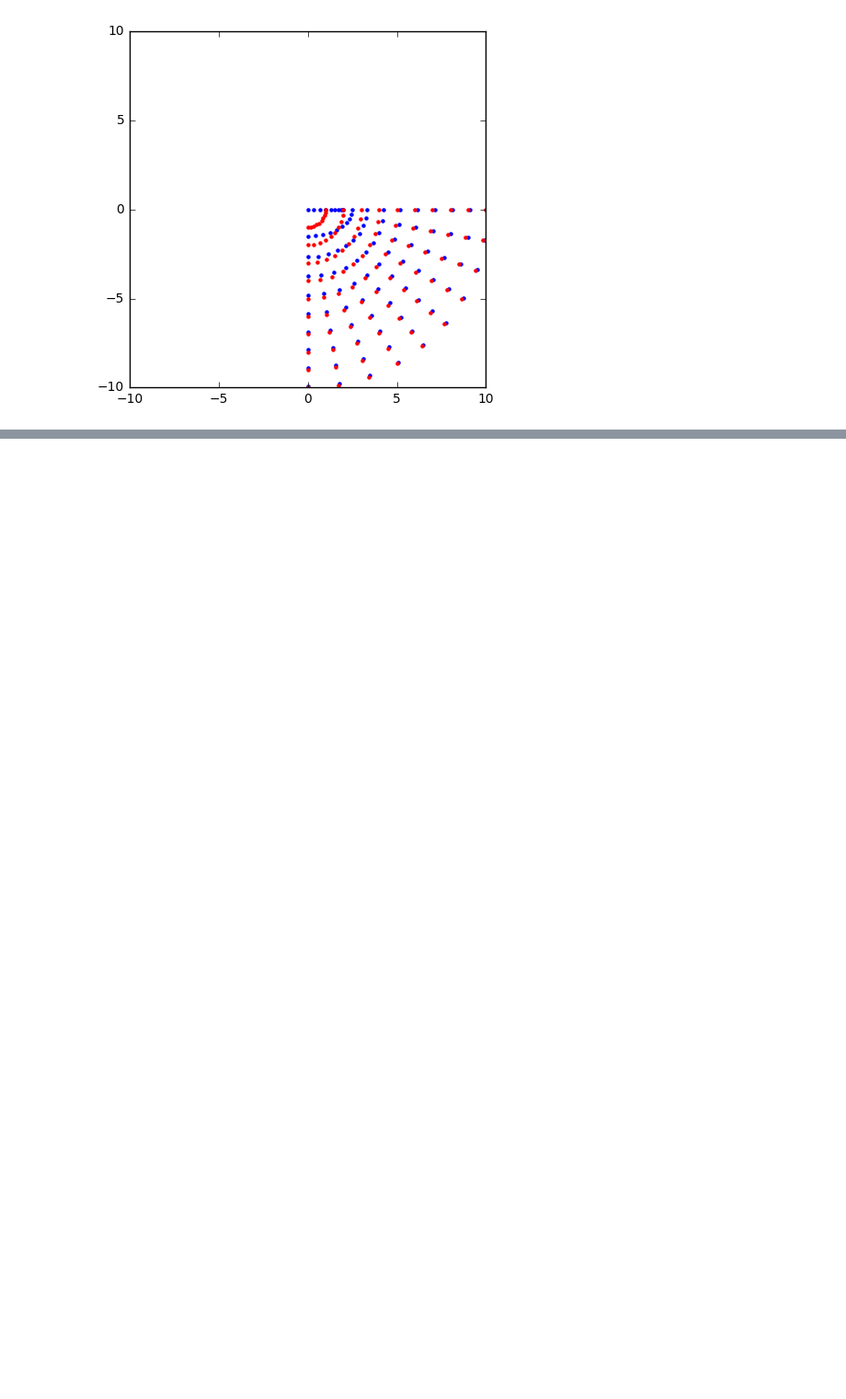
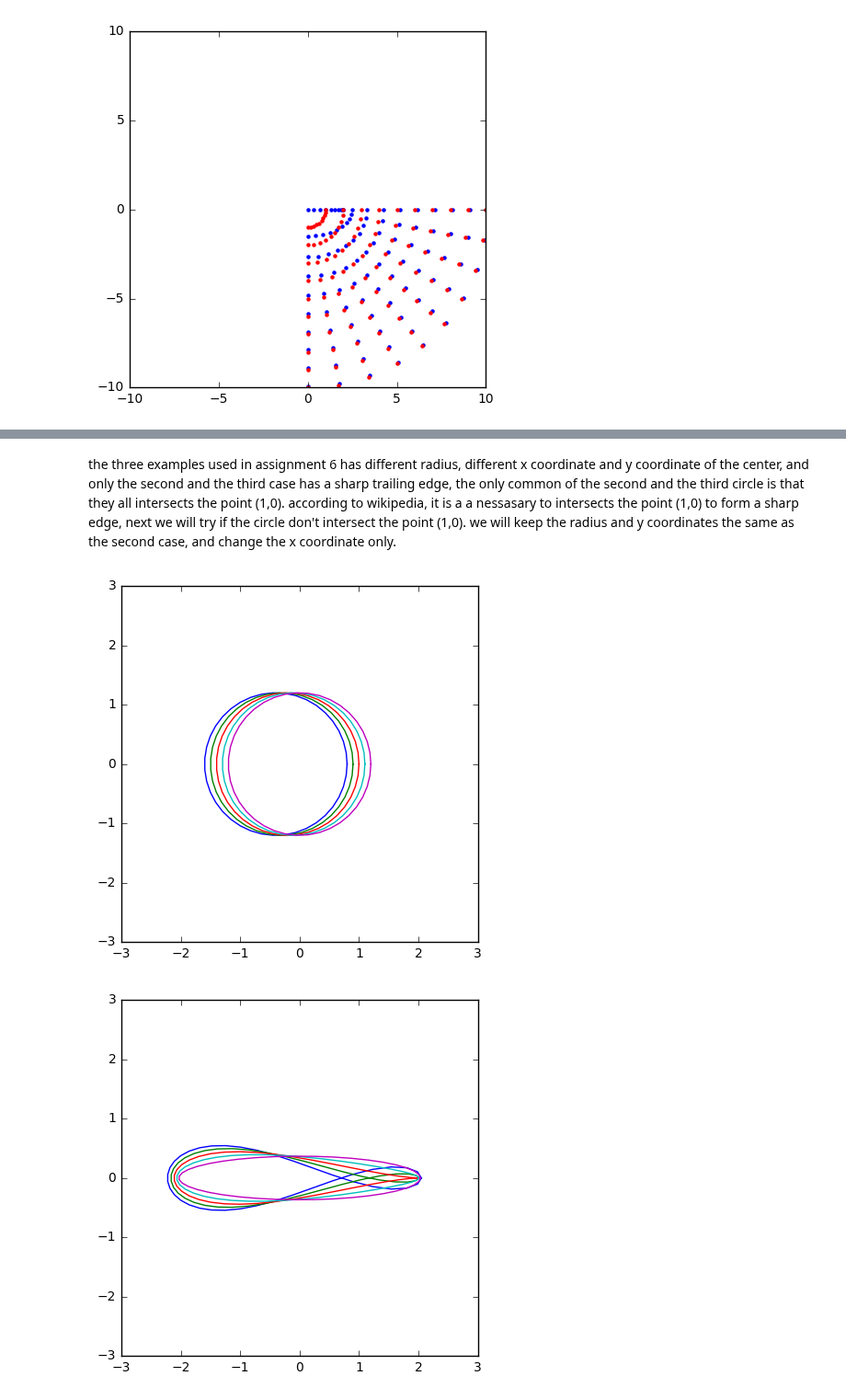
Before and after one commit to barbagroup/AeroPython-studentprojects2017, a Jupyter notebook: iamisrapel/Project_Joukowski_transformation.ipynb, the cells around one changed output, grey strips where cells are left out. Shown at 92% size. Cells and saved outputs as stored; diff of their text form; code cells hidden in the pictures; blank space fills up the shorter version.

```diff
--- a/iamisrapel/Project_Joukowski_transformation.ipynb
+++ b/iamisrapel/Project_Joukowski_transformation.ipynb
@@ -83,17 +83,3 @@ def generate_circle(x_c,y_c,r):
     x_circle=x_c+r*numpy.cos(theta)
     y_circle=y_c+r*numpy.sin(theta)
     return x_circle,y_circle
-# %%
-y_c=numpy.linspace(-3,3,11)
-x_c=numpy.zeros_like(y_c)
-
-x_coordinates=numpy.zeros([11,20])
-y_coordinates=numpy.zeros([11,20])
-for i in range(len(y_c)):
-    x_coordinates[i], y_coordinates[i]=generate_circle(x_c[i],y_c[i],1.5)
-# %%
-pyplot.figure(figsize=[5,5])
-pyplot.xlim(-5,5)
-pyplot.ylim(-5,5)
-for i in range(11):
-    pyplot.plot(x_coordinates[i],y_coordinates[i])
@@ -102,8 +85,0 @@ for i in range(11):
-# %%
-pyplot.figure(figsize=[5,5])
-for i in range(11):
-    z=x_coordinates[i]+1j*y_coordinates[i]
-    z_trans=j_trans(z,1)
-    pyplot.xlim(-5,5)
-    pyplot.ylim(-5,5)
-    pyplot.plot(z_trans.real,z_trans.imag)
@@ -111,0 +129,28 @@ for i in range(11):
+# %% [markdown]
+the three examples used in assignment 6 has different radius, different x coordinate and y coordinate of the center, and only the second and the third case has a sharp trailing edge, the only common of the second and the third circle is that they all intersects the point (1,0). according to wikipedia, it is a a nessasary to intersects the point (1,0) to form a sharp edge, next we will try if the circle don't intersect the point (1,0). we will keep the radius and y coordinates the same as the second case, and change the x coordinate only.
+# %%
+x_c=numpy.linspace(-0.4,0,5)
+y_c=numpy.zeros_like(x_c)
+
+x_coordinates=numpy.zeros([5,40])
+y_coordinates=numpy.zeros([5,40])
+for i in range(len(y_c)):
+    x_coordinates[i], y_coordinates[i]=generate_circle(x_c[i],y_c[i],1.2)
+
+
+pyplot.figure(figsize=[5,5])
+pyplot.xlim(-3,3)
+pyplot.ylim(-3,3)
+for i in range(5):
+    pyplot.plot(x_coordinates[i],y_coordinates[i])
+
+pyplot.figure(figsize=[5,5])
+pyplot.xlim(-3,3)
+pyplot.ylim(-3,3)
+for i in range(5):
+    z=x_coordinates[i]+1j*y_coordinates[i]
+    z_trans=j_trans(z,1)
+    pyplot.plot(z_trans.real,z_trans.imag)
+# %% [output]
+[figure, added]
+[figure, added]
```
Also changed, not shown: parts of 14 cells of this notebook.
